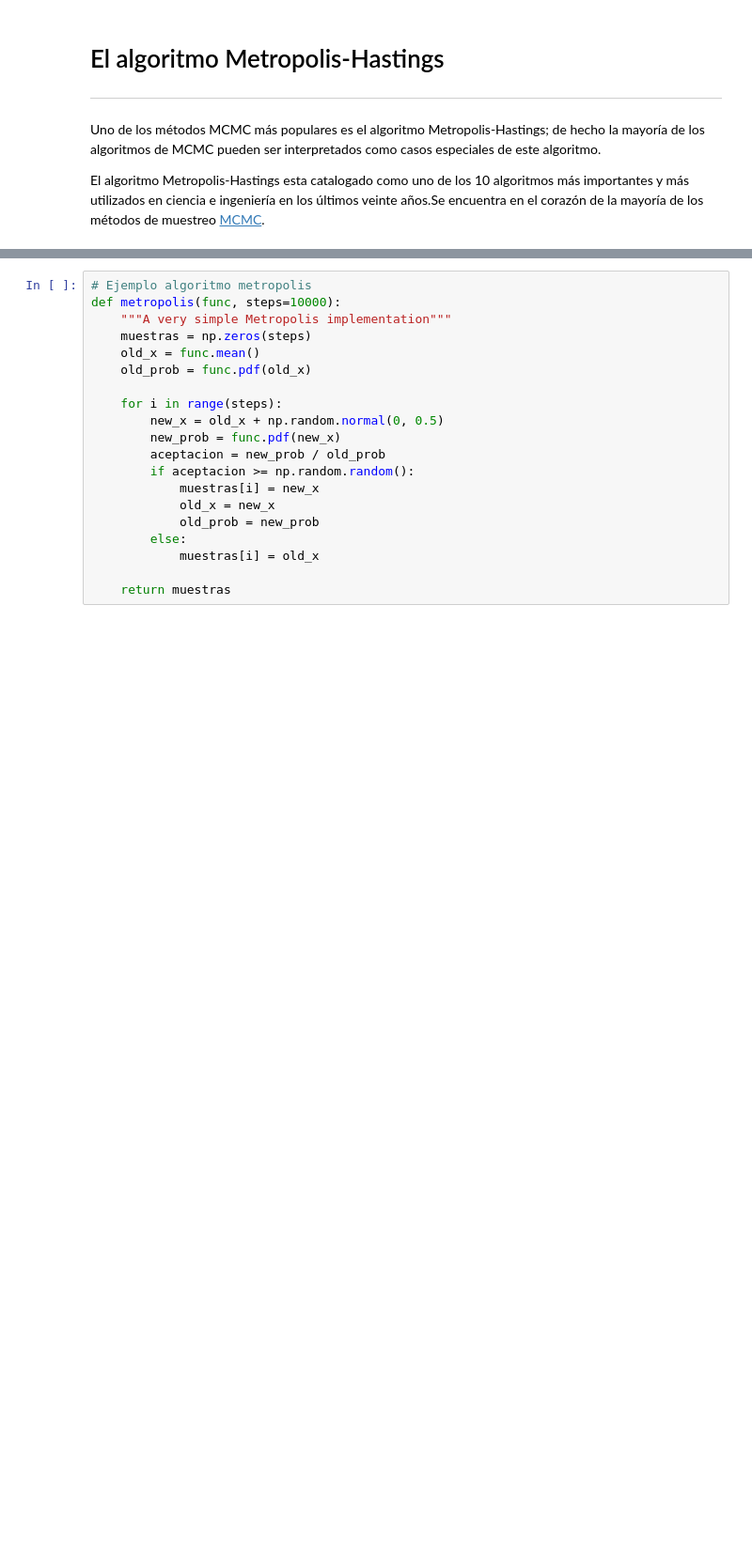
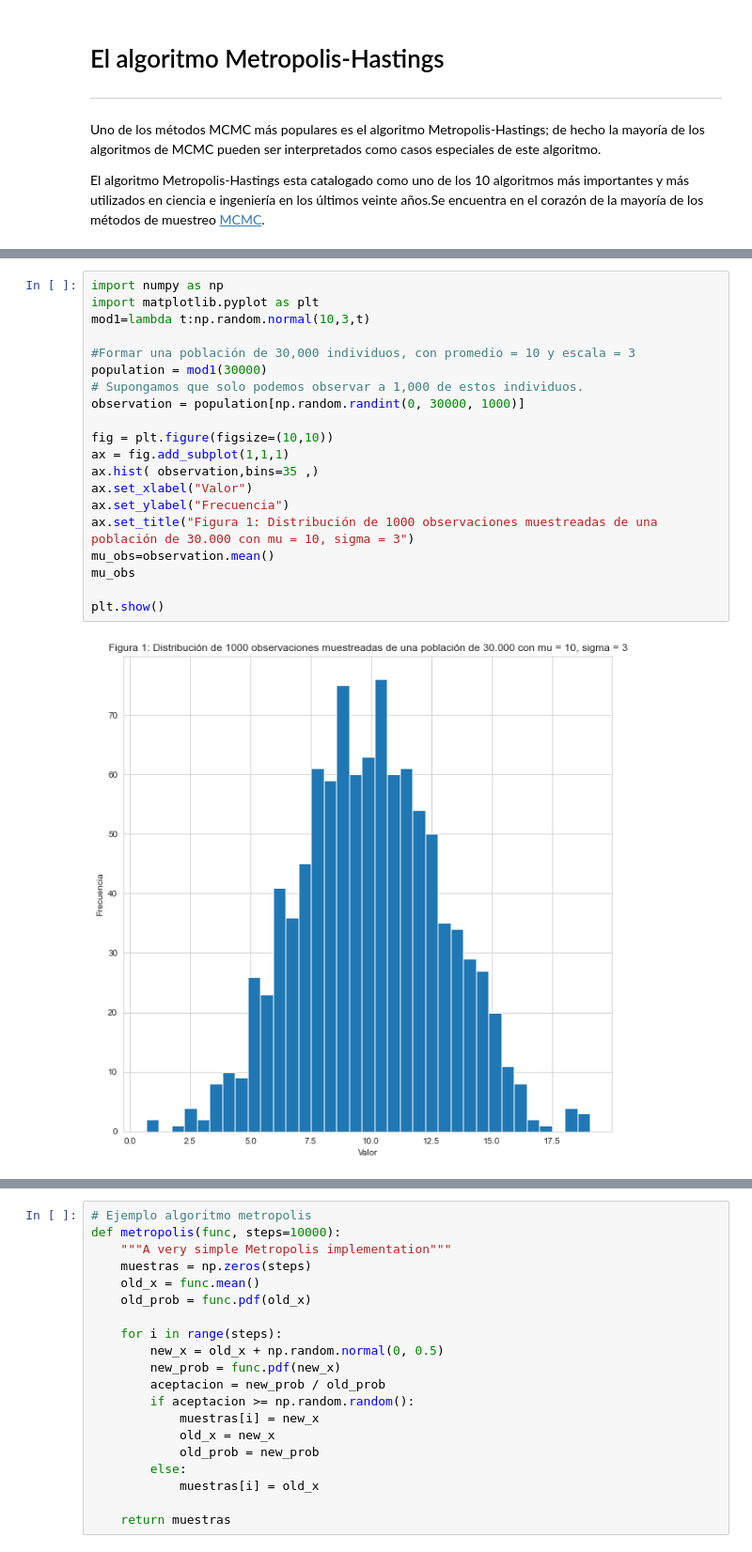
Before and after one commit to jhermosillo/DIPLOMADO_CDP, a Jupyter notebook: 02_Analisis_Estadistico/notebook/4_MonteCarlo.ipynb, the cells around one changed output, grey strips where cells are left out. Shown at 94% size. Cells and saved outputs as stored; diff of their text form; blank space fills up the shorter version.

```diff
--- a/02_Analisis_Estadistico/notebook/4_MonteCarlo.ipynb
+++ b/02_Analisis_Estadistico/notebook/4_MonteCarlo.ipynb
@@ -442,0 +696,22 @@ El algoritmo Metropolis-Hastings esta catalogado como uno de los 10 algoritmos m
+# %%
+import numpy as np
+import matplotlib.pyplot as plt
+mod1=lambda t:np.random.normal(10,3,t)
+
+#Formar una población de 30,000 individuos, con promedio = 10 y escala = 3
+population = mod1(30000)
+# Supongamos que solo podemos observar a 1,000 de estos individuos.
+observation = population[np.random.randint(0, 30000, 1000)]
+
+fig = plt.figure(figsize=(10,10))
+ax = fig.add_subplot(1,1,1)
+ax.hist( observation,bins=35 ,)
+ax.set_xlabel("Valor")
+ax.set_ylabel("Frecuencia")
+ax.set_title("Figura 1: Distribución de 1000 observaciones muestreadas de una población de 30.000 con mu = 10, sigma = 3")
+mu_obs=observation.mean()
+mu_obs
+
+plt.show()
+# %% [output]
+[figure, added]
```
Also changed, not shown: parts of 62 cells of this notebook, 2 other files.
